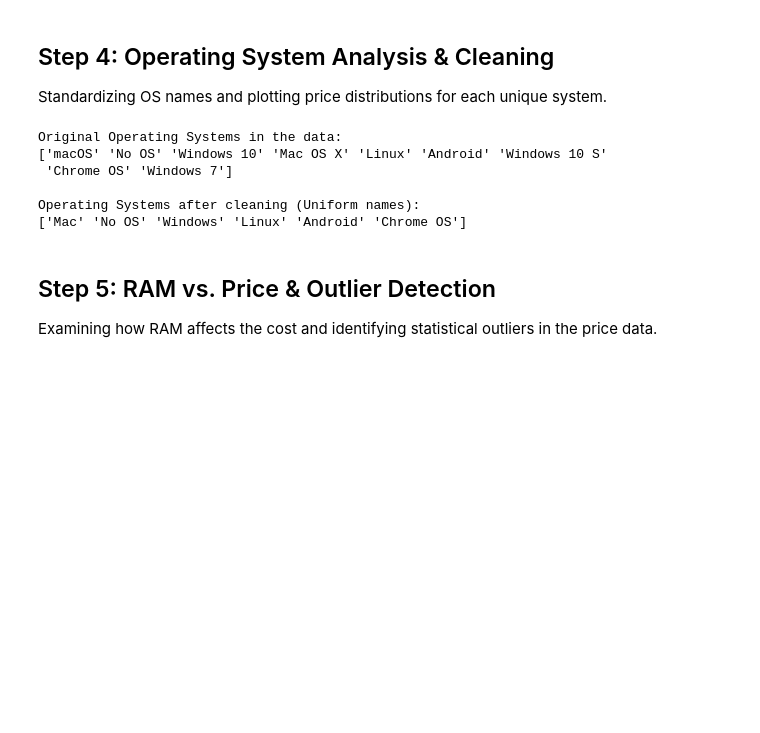
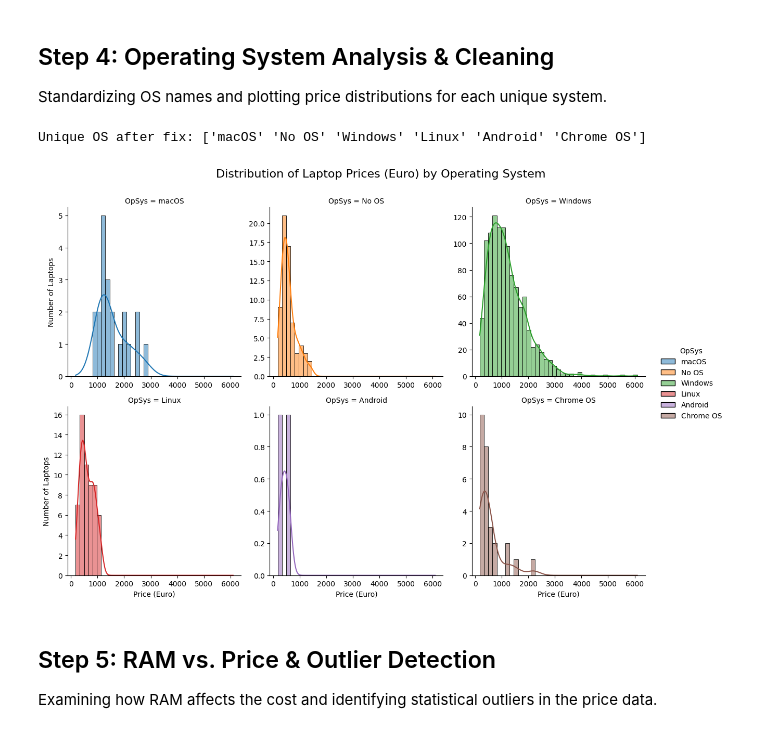
Before and after one commit to ronit1977/Laptop-Price-Analysis, a Jupyter notebook: Untitled-1.ipynb, the cells around one changed output. Saved outputs shown, nothing was run; the diff lists cells and outputs as text; code cells hidden in the pictures; blank space fills up the shorter version.

```diff
--- a/Untitled-1.ipynb
+++ b/Untitled-1.ipynb
@@ -90,28 +124,49 @@ Result: The company with the most expensive laptops on average is Razer.
 Standardizing OS names and plotting price distributions for each unique system.
 # %%
 # Task: Find different types of Operating Systems and fix them to be uniform
-print("Original Operating Systems in the data:")
-print(df['OpSys'].unique())
+# Showing before and after to verify the cleaning process
 
-# Mapping similar systems to uniform names
-os_mapping = {
+#  Create a simple mapping for names that need to be changed
+# Names NOT in this list (like 'No OS' or 'Linux') will remain unchanged
+os_fix = {
     'Windows 10': 'Windows',
     'Windows 7': 'Windows',
     'Windows 10 S': 'Windows',
-    'macOS': 'Mac',
-    'Mac OS X': 'Mac'
+    'Mac OS X': 'macOS'
 }
-df['OpSys'] = df['OpSys'].replace(os_mapping)
 
-print("\nOperating Systems after cleaning (Uniform names):")
-print(df['OpSys'].unique())
+# Perform the fix
+df['OpSys'] = df['OpSys'].replace(os_fix)
+
+# 3. Show the unique names AFTER the fix
+print("Unique OS after fix:", df['OpSys'].unique())
 # %% [output]
-Original Operating Systems in the data:
-['macOS' 'No OS' 'Windows 10' 'Mac OS X' 'Linux' 'Android' 'Windows 10 S'
- 'Chrome OS' 'Windows 7']
-
-Operating Systems after cleaning (Uniform names):
-['Mac' 'No OS' 'Windows' 'Linux' 'Android' 'Chrome OS']
+Unique OS after fix: ['macOS' 'No OS' 'Windows' 'Linux' 'Android' 'Chrome OS']
+# %%
+# Task: Plot the price distribution for each unique operating system
+# Using sns.displot to create a grid of plots (Faceting) instead of a loop
+
+# Creating the distribution plots for each Operating System
+graph_of_op_price = sns.displot(
+    data=df,
+    x="Price (Euro)",
+    col="OpSys",
+    hue="OpSys",
+    col_wrap=3,
+    kde=True,
+    height=4,
+    facet_kws={'sharex': False, 'sharey': False}
+)
+
+# Setting uniform axis labels
+graph_of_op_price.set_axis_labels("Price (Euro)", "Number of Laptops")
+
+# Adding a main title for the entire figure
+graph_of_op_price.fig.suptitle("Distribution of Laptop Prices (Euro) by Operating System", y=1.05, fontsize=16)
+
+plt.show()
+# %% [output]
+[figure, added]
 # %% [markdown]
 ## Step 5: RAM vs. Price & Outlier Detection
 Examining how RAM affects the cost and identifying statistical outliers in the price data.
```
Also changed, not shown: parts of 13 cells of this notebook, 1 other file.
